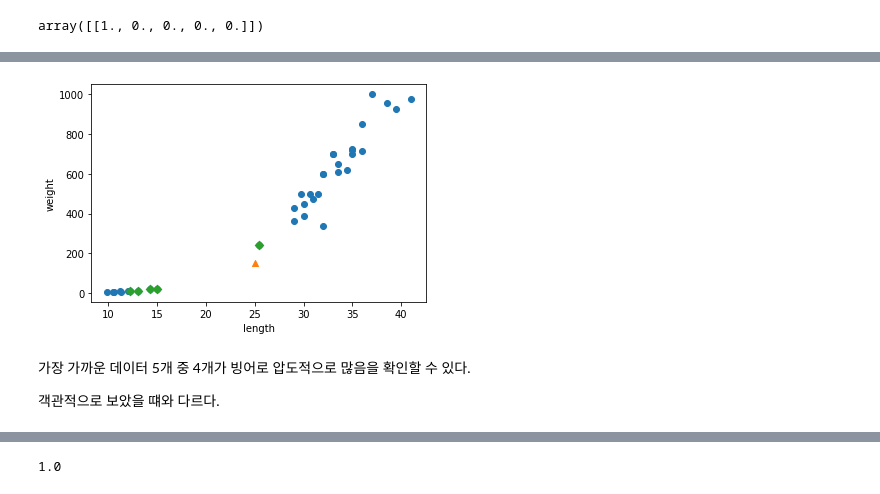
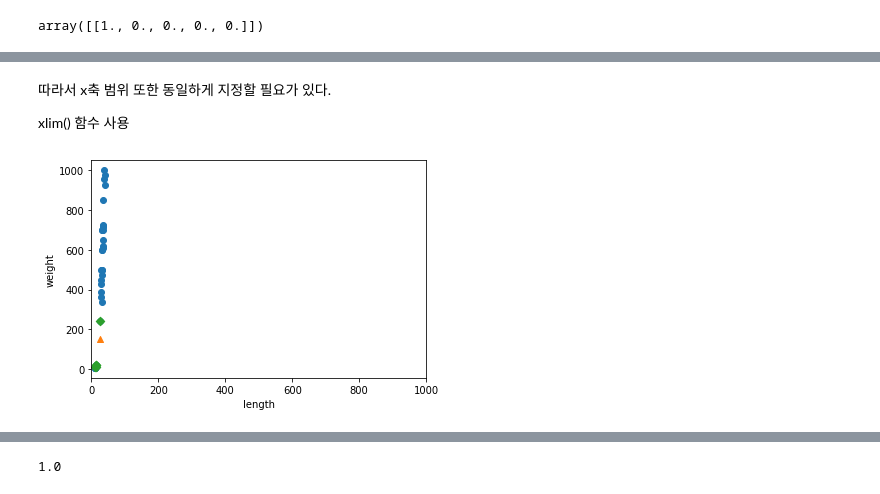
Before and after one commit to tirals88/-, a Jupyter notebook: 2장_2절까지.ipynb, the cells around one changed output, grey strips where cells are left out. Drawn from its saved outputs; the diff is of its cells as text; code cells hidden in the pictures.

```diff
--- a/2장_2절까지.ipynb
+++ b/2장_2절까지.ipynb
@@ -177,14 +213,14 @@ array([[1., 0., 0., 0., 0.]])
+# %% [markdown]
+따라서 x축 범위 또한 동일하게 지정할 필요가 있다.
+
+xlim() 함수 사용
 # %%
-# 산점도로 확인
 plt.scatter(train_input[:, 0], train_input[:, 1])
-plt.scatter(25, 150, marker="^")
-plt.scatter(train_input[indexes, 0], train_input[indexes, 1], marker="D")
+plt.scatter(25, 150, marker = "^")
+plt.scatter(train_input[indexes, 0], train_input[indexes, 1], marker = "D")
+plt.xlim((0, 1000))
 plt.xlabel('length')
 plt.ylabel('weight')
 plt.show()
 # %% [output]
-[figure, old version]
+[figure, new version]
-# %% [markdown]
-가장 가까운 데이터 5개 중 4개가 빙어로 압도적으로 많음을 확인할 수 있다.
-
-객관적으로 보았을 떄와 다르다.
```
Also changed, not shown: parts of 21 cells of this notebook.
